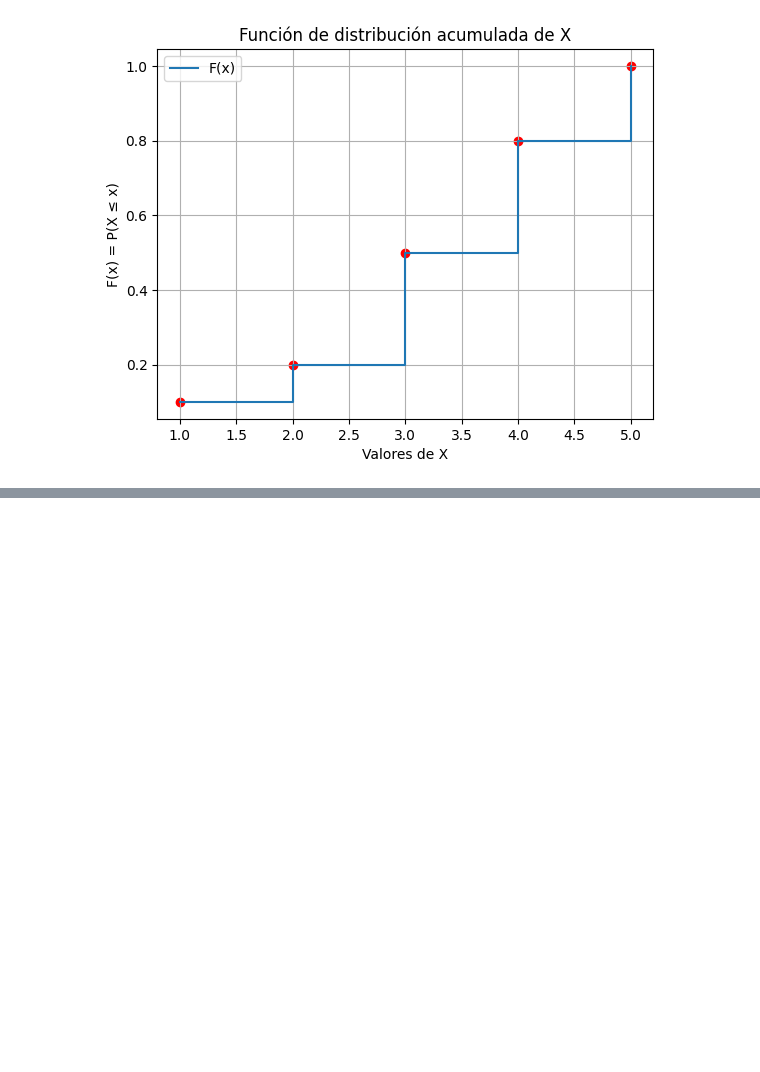
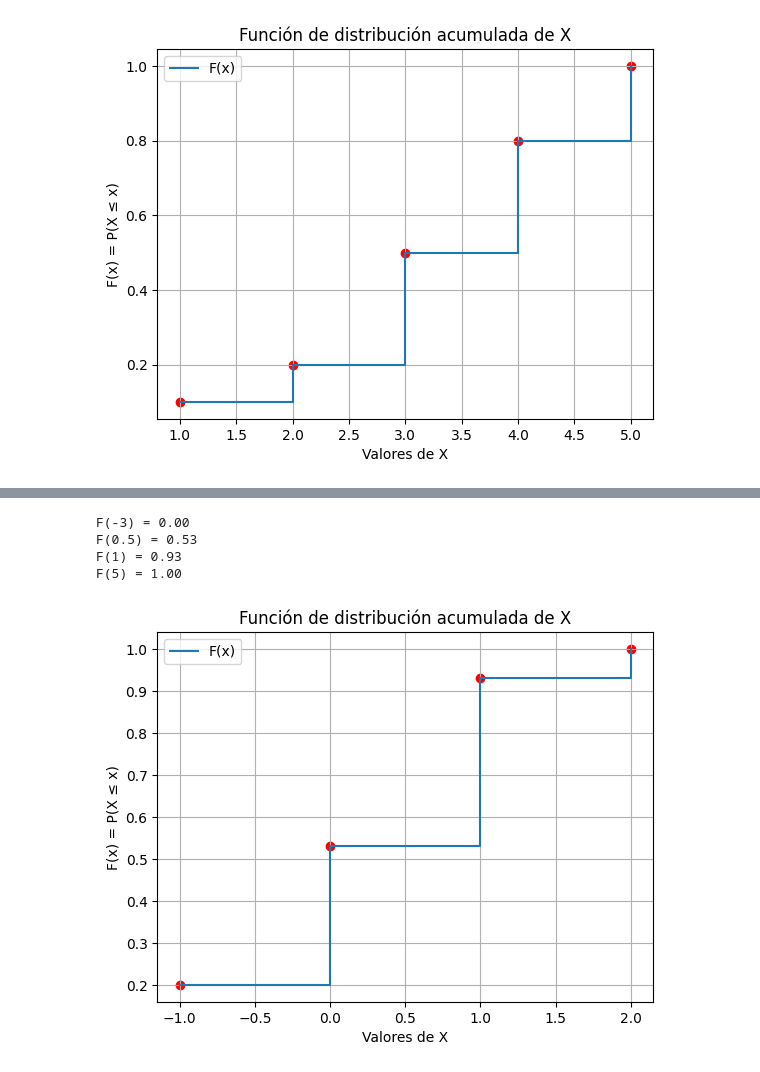
Before and after one commit to alexballera/estadisticas-tgad-fce, a Jupyter notebook: practicas/practica2-va-discretas/practica2_va_discretas.ipynb, the cells around one changed output, grey strips where cells are left out. Drawn from its saved outputs; the diff is of its cells as text; code cells hidden in the pictures; blank space fills up the shorter version.

```diff
--- a/practicas/practica2-va-discretas/practica2_va_discretas.ipynb
+++ b/practicas/practica2-va-discretas/practica2_va_discretas.ipynb
@@ -134,0 +156,10 @@ plt.show()
+# %%
+# Construimos la tabla de distribución de probabilidad
+# Dejamos el valor de p(X=2) como None temporalmente
+
+tabla2 = pd.DataFrame({
+    'X': [-1, 0, 1, 2],
+    'p': [1/5, 1/3, 2/5, None]
+})
+
+round(tabla2, 2)
@@ -134,0 +172,4 @@ plt.show()
+# %%
+# a p(X = 2) = 1 - (1/5 + 1/3 + 2/5) = a
+a = 1 - (1/5 + 1/3 + 2/5)
+print(f"p(X = 2) = {a:.2f}")
@@ -134,0 +178,10 @@ plt.show()
+# %%
+# b Calcular la función de distribución acumulada F(x)
+print(f"p(X = 2) = {a:.2f}")
+
+# Reemplazamos el valor None con el valor calculado de 'a'
+tabla2.loc[tabla2['X'] == 2, 'p'] = a
+
+# Calculamos F(x)
+tabla2['F(x)'] = round(tabla2['p'].cumsum(), 2)
+tabla2
@@ -134,0 +195,36 @@ plt.show()
+# %%
+# b Definir la función de distribución acumulada F(x) para cualquier valor real x
+def funcion_acumulada(x):
+    if x < -1:
+        return 0
+    elif -1 <= x < 0:
+        return 1/5
+    elif 0 <= x < 1:
+        return 1/5 + 1/3
+    elif 1 <= x < 2:
+        return 1/5 + 1/3 + 2/5
+    else:  # x >= 2
+        return 1
+
+# Hallar valores
+print(f"F(-3) = {funcion_acumulada(-3):.2f}")
+print(f"F(0.5) = {funcion_acumulada(0.5):.2f}")
+print(f"F(1) = {funcion_acumulada(1):.2f}")
+print(f"F(5) = {funcion_acumulada(5):.2f}")
+# %% [output]
+F(-3) = 0.00
+F(0.5) = 0.53
+F(1) = 0.93
+F(5) = 1.00
+# %%
+# c Graficamos la función de distribución acumulada F(x)
+plt.step(tabla2['X'], tabla2['F(x)'], where='post', label='F(x)')
+plt.scatter(tabla2['X'], tabla2['F(x)'], color='red')
+plt.xlabel('Valores de X')
+plt.ylabel('F(x) = P(X ≤ x)')
+plt.title('Función de distribución acumulada de X')
+plt.grid(True)
+plt.legend()
+plt.show()
+# %% [output]
+[figure, added]
```
Also changed, not shown: parts of 8 cells of this notebook.
